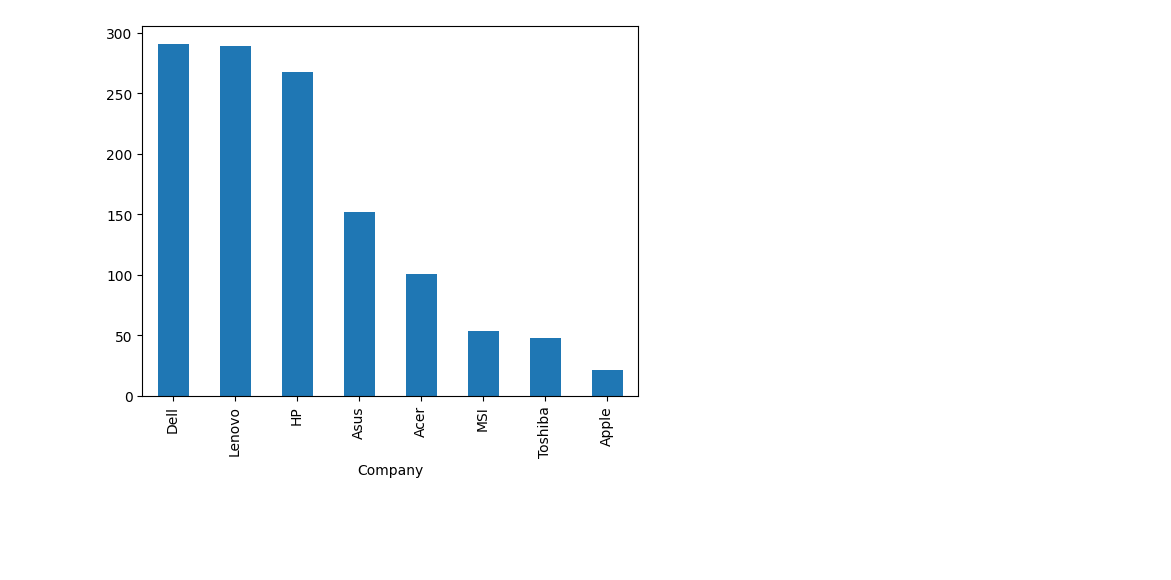
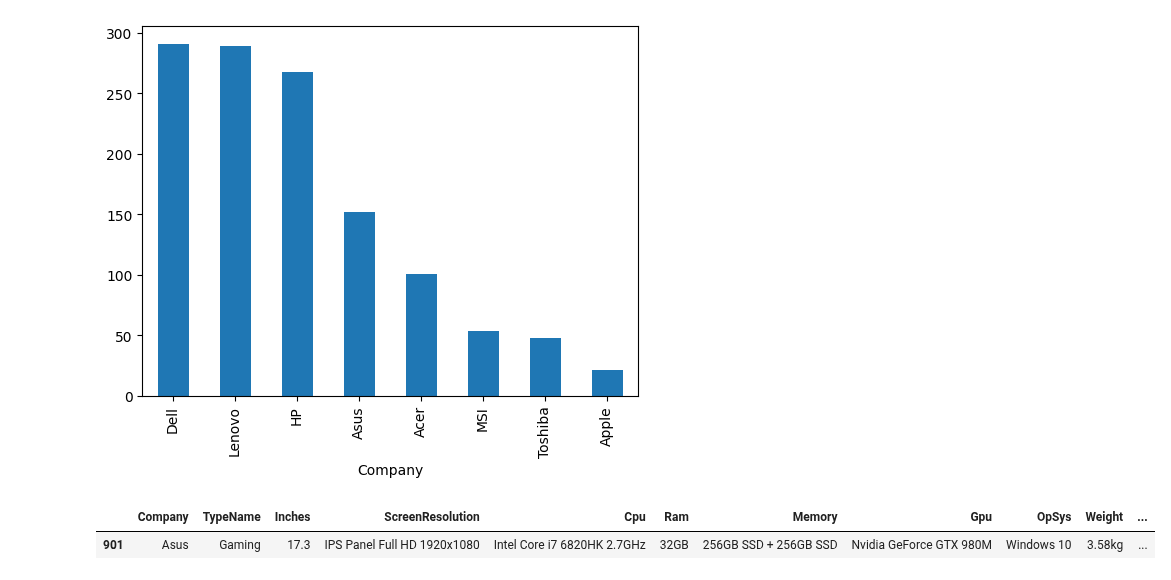
Before and after one commit to Avdhoot-Ukirde/Virtual-Environment-streamlit-Prediction-model, a Jupyter notebook: laptop.ipynb, the cells around one changed output. Cells and saved outputs as stored; diff of their text form; code cells hidden in the pictures; blank space fills up the shorter version.

```diff
--- a/laptop.ipynb
+++ b/laptop.ipynb
@@ -122,3 +122,8 @@ df['Company'].value_counts().plot(kind='bar')
 # %% [output]
 <Axes: xlabel='Company'>
 [figure]
+# %%
+df.sample()
+# %% [output]
+|  | Company | TypeName | Inches | ScreenResolution | Cpu | Ram | Memory | Gpu | OpSys | Weight | ... |
+| 901 | Asus | Gaming | 17.3 | IPS Panel Full HD 1920x1080 | Intel Core i7 6820HK 2.7GHz | 32GB | 256GB SSD + 256GB SSD | Nvidia GeForce GTX 980M | Windows 10 | 3.58kg | ... |
```
Also changed, not shown: parts of 3 cells of this notebook.
